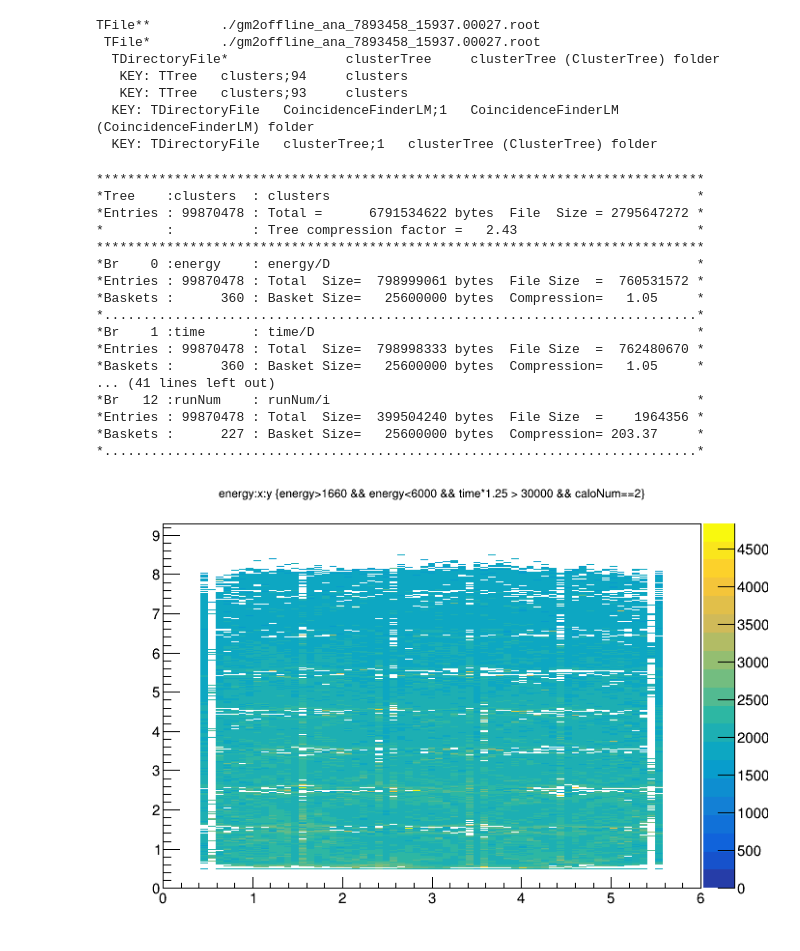
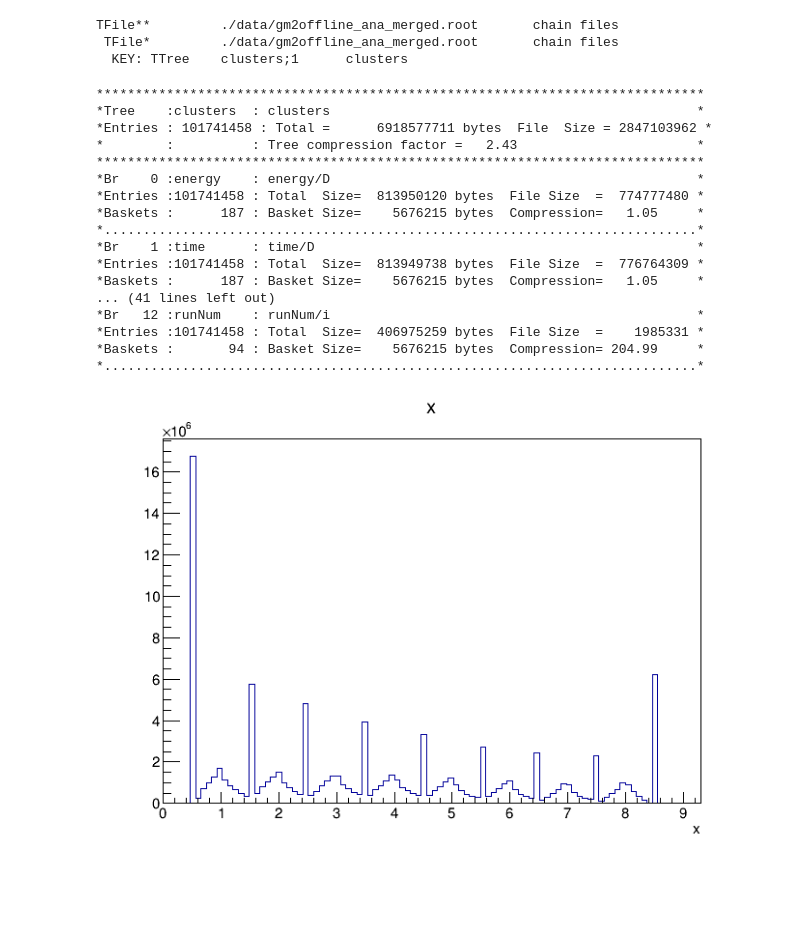
Before and after one commit to jlabounty/g-2, a Jupyter notebook: calorimeter/Calo2CompareEnergyDistributions.ipynb, the cells around one changed output. Saved outputs shown, nothing was run; the diff lists cells and outputs as text; code cells hidden in the pictures; blank space fills up the shorter version.

Commit message:
Adds conparison of counts vs. x,y position in addition to the energy distribution. Adds unility to merge trees.

```diff
--- a/calorimeter/Calo2CompareEnergyDistributions.ipynb
+++ b/calorimeter/Calo2CompareEnergyDistributions.ipynb
@@ -9,34 +11,31 @@ import matplotlib.pyplot as plt
 # %%
-f = r.TFile("./gm2offline_ana_7893458_15937.00027.root")
-f.cd("clusterTree")
+f = r.TFile("./data/gm2offline_ana_merged.root")
+#f = r.TFile("./gm2offline_ana_7893458_15937.00027.root")
+#f.cd("clusterTree")
 f.ls()
 # %% [output]
-TFile**         ./gm2offline_ana_7893458_15937.00027.root
- TFile*         ./gm2offline_ana_7893458_15937.00027.root
-  TDirectoryFile*               clusterTree     clusterTree (ClusterTree) folder
-   KEY: TTree   clusters;94     clusters
-   KEY: TTree   clusters;93     clusters
-  KEY: TDirectoryFile   CoincidenceFinderLM;1   CoincidenceFinderLM (CoincidenceFinderLM) folder
-  KEY: TDirectoryFile   clusterTree;1   clusterTree (ClusterTree) folder
+TFile**         ./data/gm2offline_ana_merged.root       chain files
+ TFile*         ./data/gm2offline_ana_merged.root       chain files
+  KEY: TTree    clusters;1      clusters
 # %%
-t = f.Get("clusterTree").Get("clusters")
+t = f.Get("clusters")
 # %%
 t.Print()
 # %% [output]
 ******************************************************************************
 *Tree    :clusters  : clusters                                               *
-*Entries : 99870478 : Total =      6791534622 bytes  File  Size = 2795647272 *
+*Entries : 101741458 : Total =      6918577711 bytes  File  Size = 2847103962 *
 *        :          : Tree compression factor =   2.43                       *
 ******************************************************************************
 *Br    0 :energy    : energy/D                                               *
-*Entries : 99870478 : Total  Size=  798999061 bytes  File Size  =  760531572 *
-*Baskets :      360 : Basket Size=   25600000 bytes  Compression=   1.05     *
+*Entries :101741458 : Total  Size=  813950120 bytes  File Size  =  774777480 *
+*Baskets :      187 : Basket Size=    5676215 bytes  Compression=   1.05     *
 *............................................................................*
 *Br    1 :time      : time/D                                                 *
-*Entries : 99870478 : Total  Size=  798998333 bytes  File Size  =  762480670 *
-*Baskets :      360 : Basket Size=   25600000 bytes  Compression=   1.05     *
+*Entries :101741458 : Total  Size=  813949738 bytes  File Size  =  776764309 *
+*Baskets :      187 : Basket Size=    5676215 bytes  Compression=   1.05     *
 ... (41 lines left out)
 *Br   12 :runNum    : runNum/i                                               *
-*Entries : 99870478 : Total  Size=  399504240 bytes  File Size  =    1964356 *
-*Baskets :      227 : Basket Size=   25600000 bytes  Compression= 203.37     *
+*Entries :101741458 : Total  Size=  406975259 bytes  File Size  =    1985331 *
+*Baskets :       94 : Basket Size=    5676215 bytes  Compression= 204.99     *
 *............................................................................*
@@ -43,7 +44,10 @@ t.Print()
+# %%
+t.Draw("x")
+c.Draw()
+# %% [output]
+[figure, added]
 # %%
 #t.Draw("x:y:energy", "energy>1660 && energy<6000 && time*1.25 > 30000 && caloNum==2", "colz")
-t.Draw("energy:x:y","energy>1660 && energy<6000 && time*1.25 > 30000 && caloNum==2","PROFCOLZ")
-c.Draw()
+#t.Draw("energy:x:y","energy>1660 && energy<6000 && time*1.25 > 30000 && caloNum==2","PROFCOLZ")
+#c.Draw()
-# %% [output]
-[figure, removed]
 # %%
```
Also changed, not shown: parts of 32 cells of this notebook, 1 other file.
